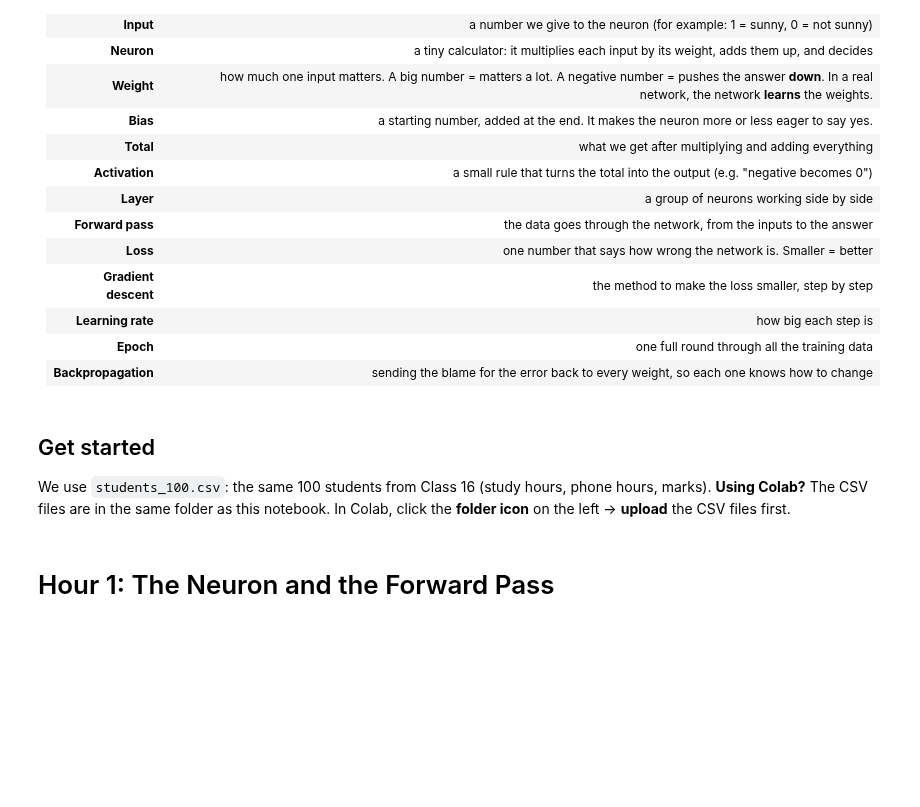
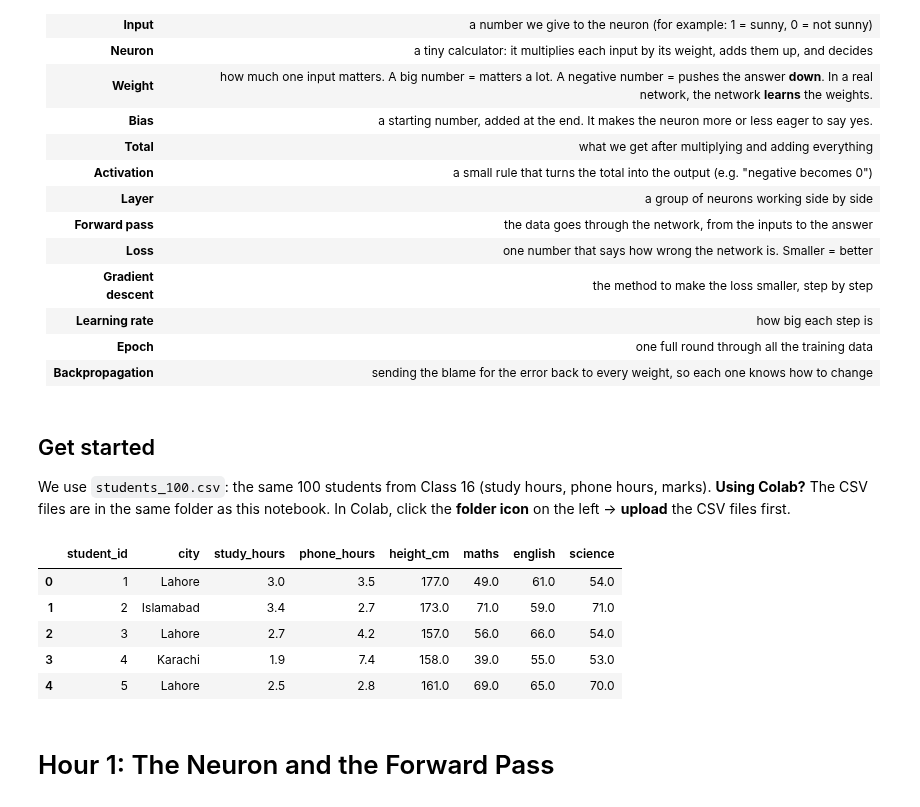
Before and after one commit to khan1020/Python-for-AI-course, a Jupyter notebook: notebooks/Week 5/Day 21/Day_21_Neural_Networks_Idea.ipynb, the cells around one changed output. Cells and saved outputs as stored; diff of their text form; code cells hidden in the pictures; blank space fills up the shorter version.

```diff
--- a/notebooks/Week 5/Day 21/Day_21_Neural_Networks_Idea.ipynb
+++ b/notebooks/Week 5/Day 21/Day_21_Neural_Networks_Idea.ipynb
@@ -49,12 +49,21 @@ We use `students_100.csv`: the same 100 students from Class 16 (study hours, pho
 # %%
 import pandas as pd
 import numpy as np
 import matplotlib.pyplot as plt
 import seaborn as sns
 
 sns.set_theme(style="whitegrid")
 
 students = pd.read_csv("students_100.csv")     # the same 100 students from Class 16
+
+students.head()
+# %% [output]
+|  | student_id | city | study_hours | phone_hours | height_cm | maths | english | science |
+| 0 | 1 | Lahore | 3.0 | 3.5 | 177.0 | 49.0 | 61.0 | 54.0 |
+| 1 | 2 | Islamabad | 3.4 | 2.7 | 173.0 | 71.0 | 59.0 | 71.0 |
+| 2 | 3 | Lahore | 2.7 | 4.2 | 157.0 | 56.0 | 66.0 | 54.0 |
+| 3 | 4 | Karachi | 1.9 | 7.4 | 158.0 | 39.0 | 55.0 | 53.0 |
+| 4 | 5 | Lahore | 2.5 | 2.8 | 161.0 | 69.0 | 65.0 | 70.0 |
 # %% [markdown]
 # Hour 1: The Neuron and the Forward Pass
 # %% [markdown]
```
Also changed, not shown: parts of 9 cells of this notebook, 1 other file.
